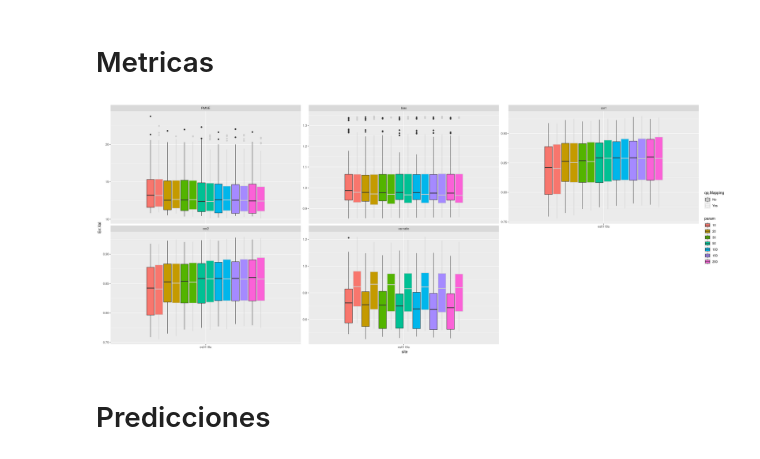
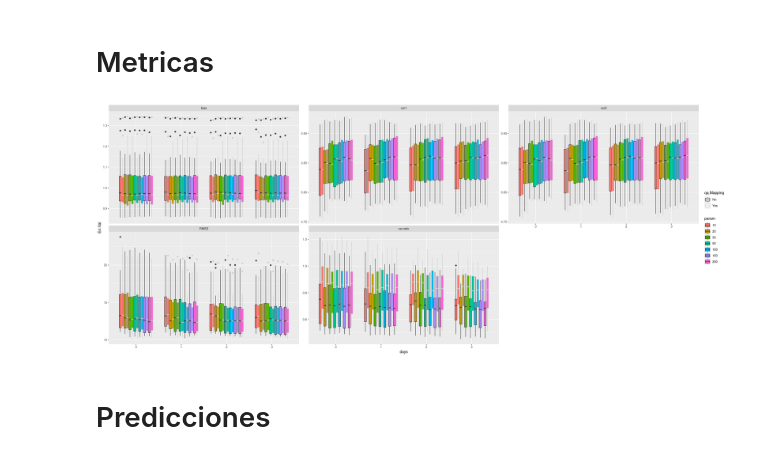
Before and after one commit to Jaimedgp/AirQualityCOVID, a Jupyter notebook: notebooks/Analysis/Cross-vallidation_grph.ipynb, the cells around one changed output. Cells and saved outputs as stored; diff of their text form; code cells hidden in the pictures.

Commit message:
save plot to present

```diff
--- a/notebooks/Analysis/Cross-vallidation_grph.ipynb
+++ b/notebooks/Analysis/Cross-vallidation_grph.ipynb
@@ -74,11 +74,11 @@ dat.df <- pivot.metrics %>%
             )
 # %%
 ggplot(data=pivot.metrics) +
-    geom_boxplot(aes(x=site, y=Err.Val, fill=param, color=qq.Mapping)) +
+    geom_boxplot(aes(x=days, y=Err.Val, fill=param, color=qq.Mapping)) +
     scale_color_grey() +
     facet_wrap(~Error,scale="free_y")
 # %% [output]
-[figure, old version]
+[figure, new version]
 # %% [markdown]
 # Predicciones
 # %%
```
Also changed, not shown: parts of 3 cells of this notebook.
